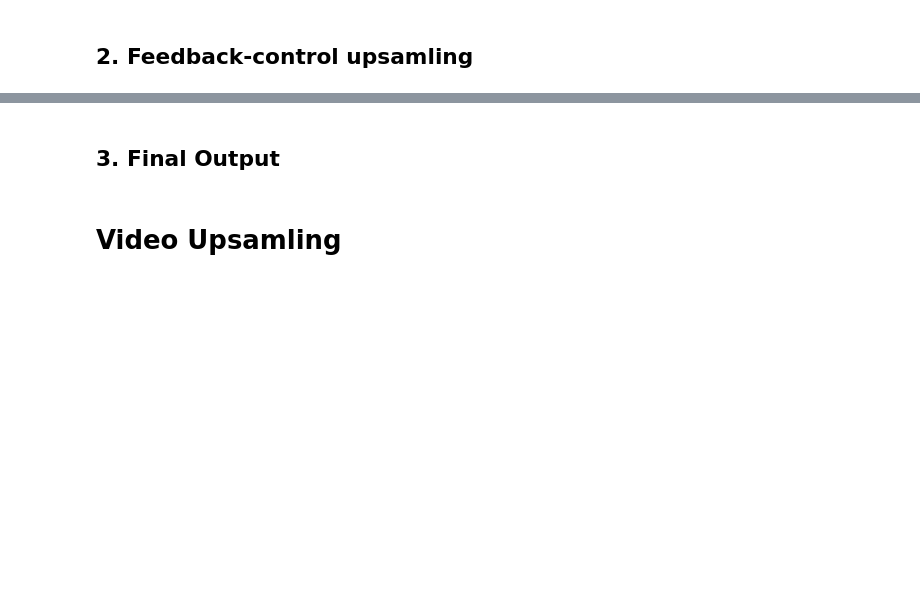
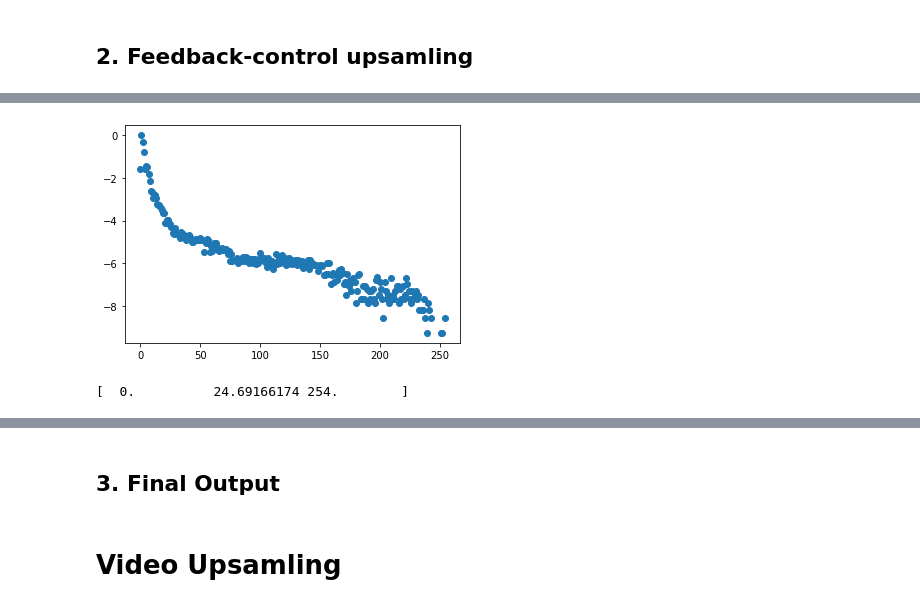
Before and after one commit to FanZang-Allen/Image-Upsampling, a Jupyter notebook: Video&Image Upsampling.ipynb, the cells around one changed output, grey strips where cells are left out. Drawn from its saved outputs; the diff is of its cells as text; code cells hidden in the pictures; blank space fills up the shorter version.

```diff
--- a/Video&Image Upsampling.ipynb
+++ b/Video&Image Upsampling.ipynb
@@ -36,0 +91,16 @@ plt.imshow(im1[:,:,[2,1,0]])
+# %%
+df = pd.Series(flatten_gradR).value_counts().reset_index()
+df.columns = ['val', 'count']
+val = np.array(df['val'])
+log_count = np.log(df['count'] / df['count'].max())
+plt.scatter(val, log_count)
+plt.show()
+# %% [output]
+[figure, added]
+# %%
+my_pwlf = pwlf.PiecewiseLinFit(val, log_count)
+breaks = my_pwlf.fit(2)
+print(breaks)
+l_t = breaks[1]
+# %% [output]
+[  0.          24.69166174 254.        ]
```
Also changed, not shown: parts of 32 cells of this notebook, 2 other files.
